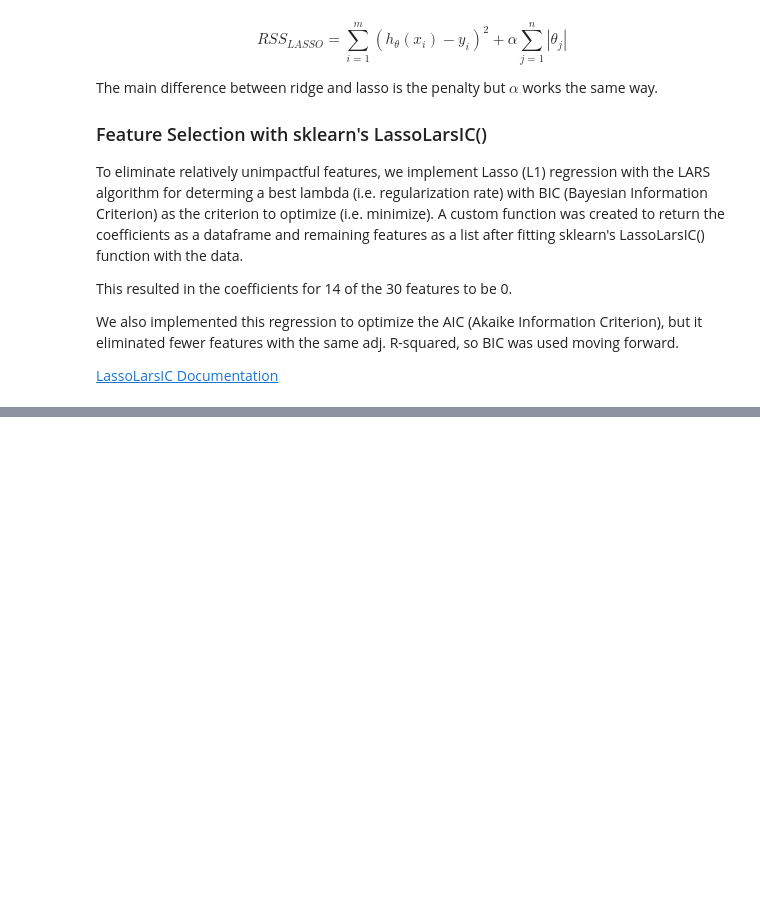
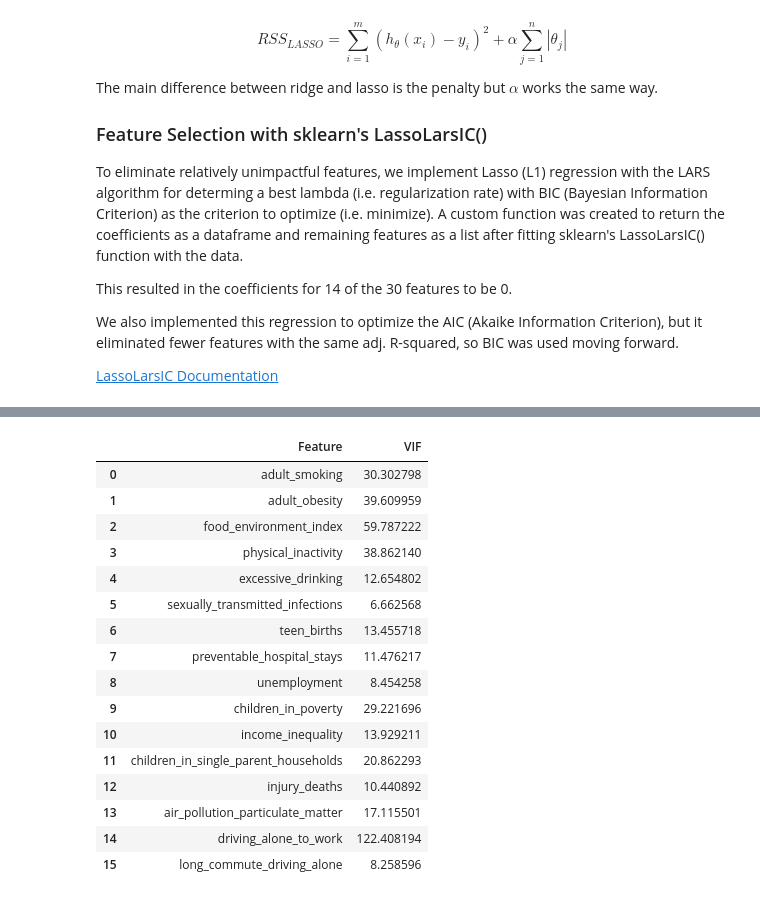
Before and after one commit to jankomah/Predicting_Life_Expectancy, a Jupyter notebook: 02.Josh_Modelling.ipynb, the cells around one changed output, grey strips where cells are left out. Cells and saved outputs as stored; diff of their text form; code cells hidden in the pictures; blank space fills up the shorter version.

```diff
--- a/02.Josh_Modelling.ipynb
+++ b/02.Josh_Modelling.ipynb
@@ -497,0 +560,20 @@ bic_data, bic_feats = feat.LassoLarsIC_df(X_train, y_train, 'bic')
+# %%
+feat.printing_variance_inflation_factor(bic_feats, train_new1)
+# %% [output]
+|  | Feature | VIF |
+| 0 | adult_smoking | 30.302798 |
+| 1 | adult_obesity | 39.609959 |
+| 2 | food_environment_index | 59.787222 |
+| 3 | physical_inactivity | 38.862140 |
+| 4 | excessive_drinking | 12.654802 |
+| 5 | sexually_transmitted_infections | 6.662568 |
+| 6 | teen_births | 13.455718 |
+| 7 | preventable_hospital_stays | 11.476217 |
+| 8 | unemployment | 8.454258 |
+| 9 | children_in_poverty | 29.221696 |
+| 10 | income_inequality | 13.929211 |
+| 11 | children_in_single_parent_households | 20.862293 |
+| 12 | injury_deaths | 10.440892 |
+| 13 | air_pollution_particulate_matter | 17.115501 |
+| 14 | driving_alone_to_work | 122.408194 |
+| 15 | long_commute_driving_alone | 8.258596 |
```
Also changed, not shown: parts of 20 cells of this notebook, 1 other file.
